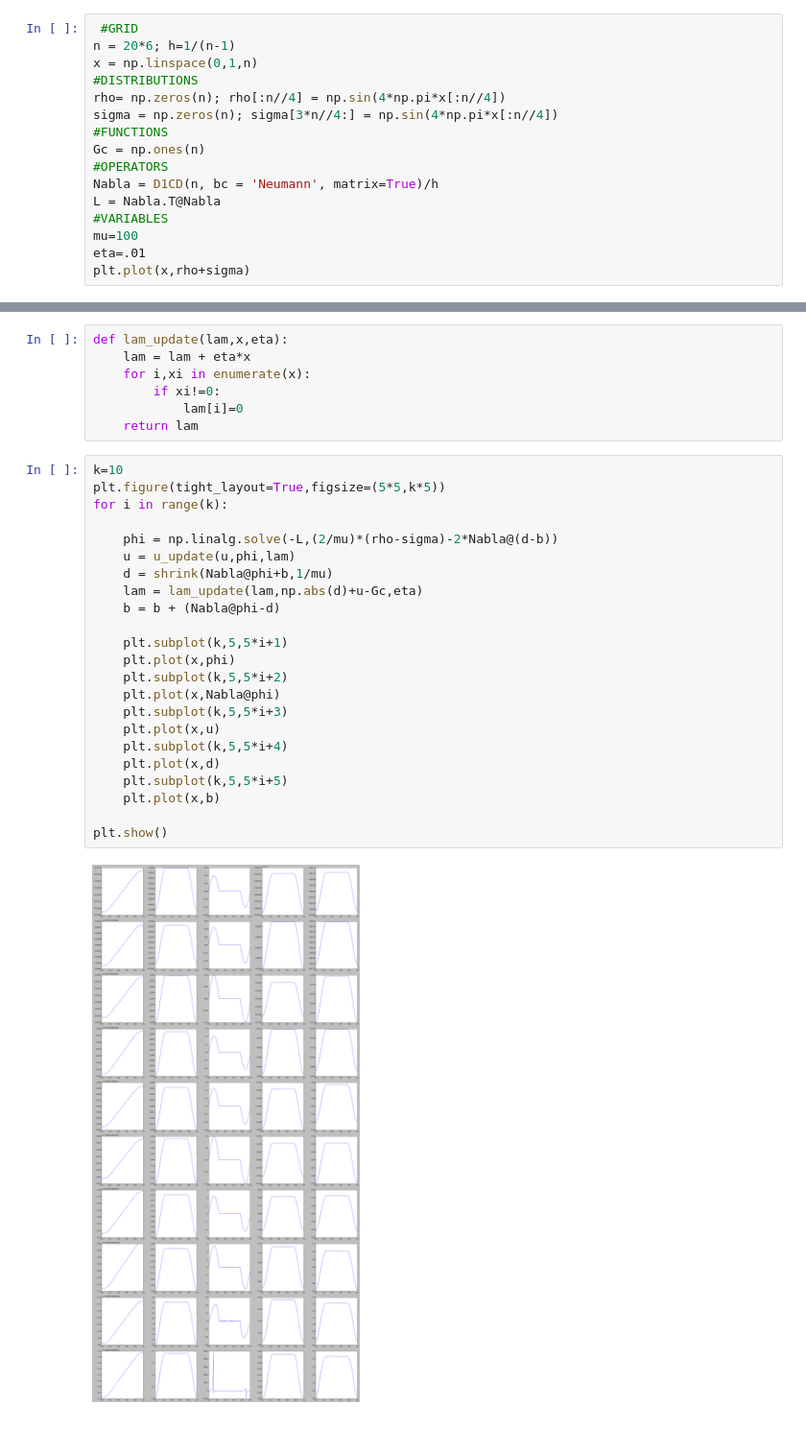
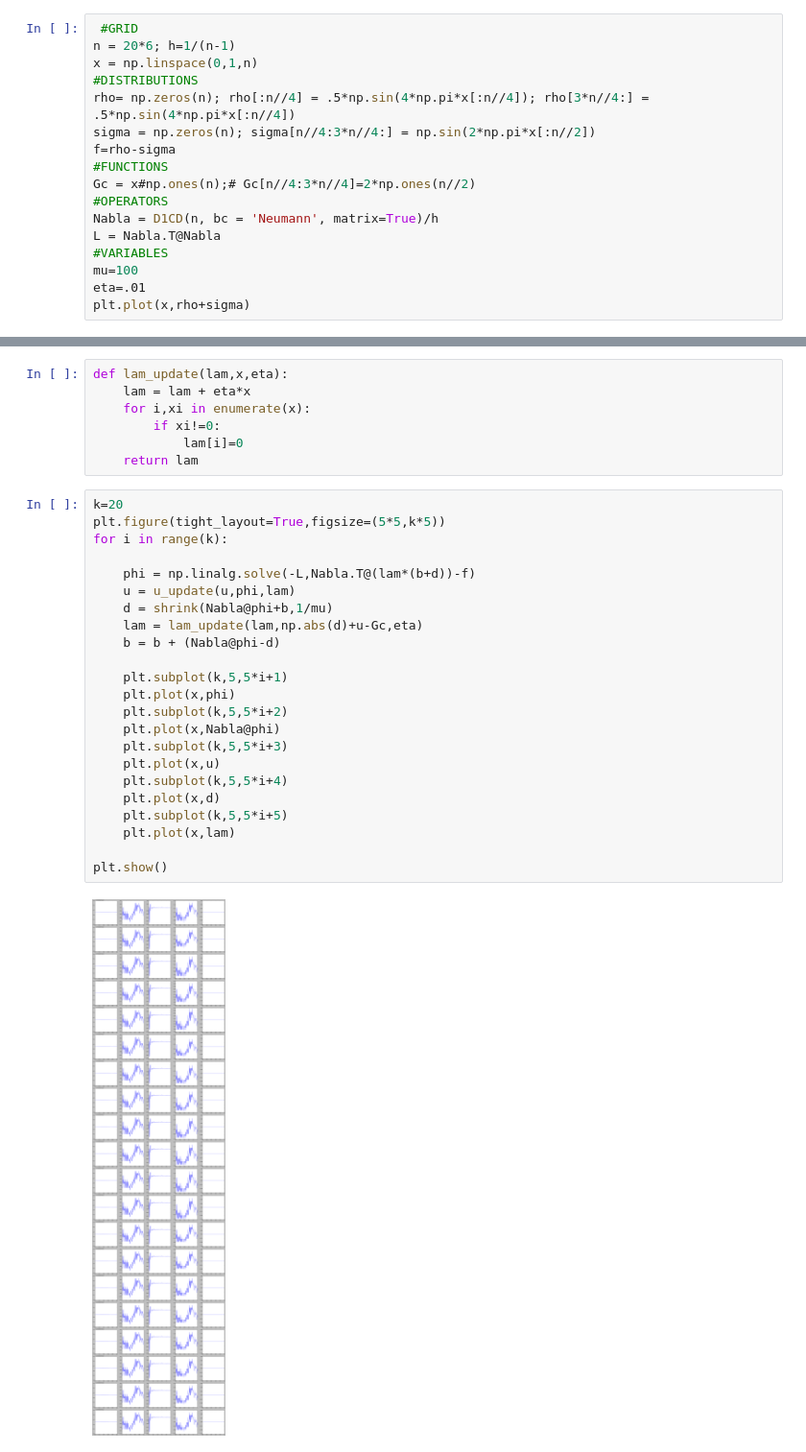
Before and after one commit to JustinBakerMath/homogenize, a Jupyter notebook: doc/Proximal.ipynb, the cells around one changed output, grey strips where cells are left out. Shown at 96% size. Cells and saved outputs as stored; diff of their text form.

```diff
--- a/doc/Proximal.ipynb
+++ b/doc/Proximal.ipynb
@@ -16,10 +16,11 @@ from lib.findiff import *
 n = 20*6; h=1/(n-1)
 x = np.linspace(0,1,n)
 #DISTRIBUTIONS
-rho= np.zeros(n); rho[:n//4] = np.sin(4*np.pi*x[:n//4])
-sigma = np.zeros(n); sigma[3*n//4:] = np.sin(4*np.pi*x[:n//4])
+rho= np.zeros(n); rho[:n//4] = .5*np.sin(4*np.pi*x[:n//4]); rho[3*n//4:] = .5*np.sin(4*np.pi*x[:n//4])
+sigma = np.zeros(n); sigma[n//4:3*n//4:] = np.sin(2*np.pi*x[:n//2])
+f=rho-sigma
 #FUNCTIONS
-Gc = np.ones(n)
+Gc = x#np.ones(n);# Gc[n//4:3*n//4]=2*np.ones(n//2)
 #OPERATORS
 Nabla = D1CD(n, bc = 'Neumann', matrix=True)/h
 L = Nabla.T@Nabla
@@ -61,27 +62,27 @@ def lam_update(lam,x,eta):
             lam[i]=0
     return lam
 # %%
-k=10
+k=20
 plt.figure(tight_layout=True,figsize=(5*5,k*5))
 for i in range(k):
 
-    phi = np.linalg.solve(-L,(2/mu)*(rho-sigma)-2*Nabla@(d-b))
+    phi = np.linalg.solve(-L,Nabla.T@(lam*(b+d))-f)
     u = u_update(u,phi,lam)
     d = shrink(Nabla@phi+b,1/mu)
     lam = lam_update(lam,np.abs(d)+u-Gc,eta)
     b = b + (Nabla@phi-d)
 
     plt.subplot(k,5,5*i+1)
     plt.plot(x,phi)
     plt.subplot(k,5,5*i+2)
     plt.plot(x,Nabla@phi)
     plt.subplot(k,5,5*i+3)
     plt.plot(x,u)
     plt.subplot(k,5,5*i+4)
     plt.plot(x,d)
     plt.subplot(k,5,5*i+5)
-    plt.plot(x,b)
+    plt.plot(x,lam)
 
 plt.show()
 # %% [output]
-[figure, old version]
+[figure, new version]
```
Also changed, not shown: parts of 2 cells of this notebook, 4 other files.
